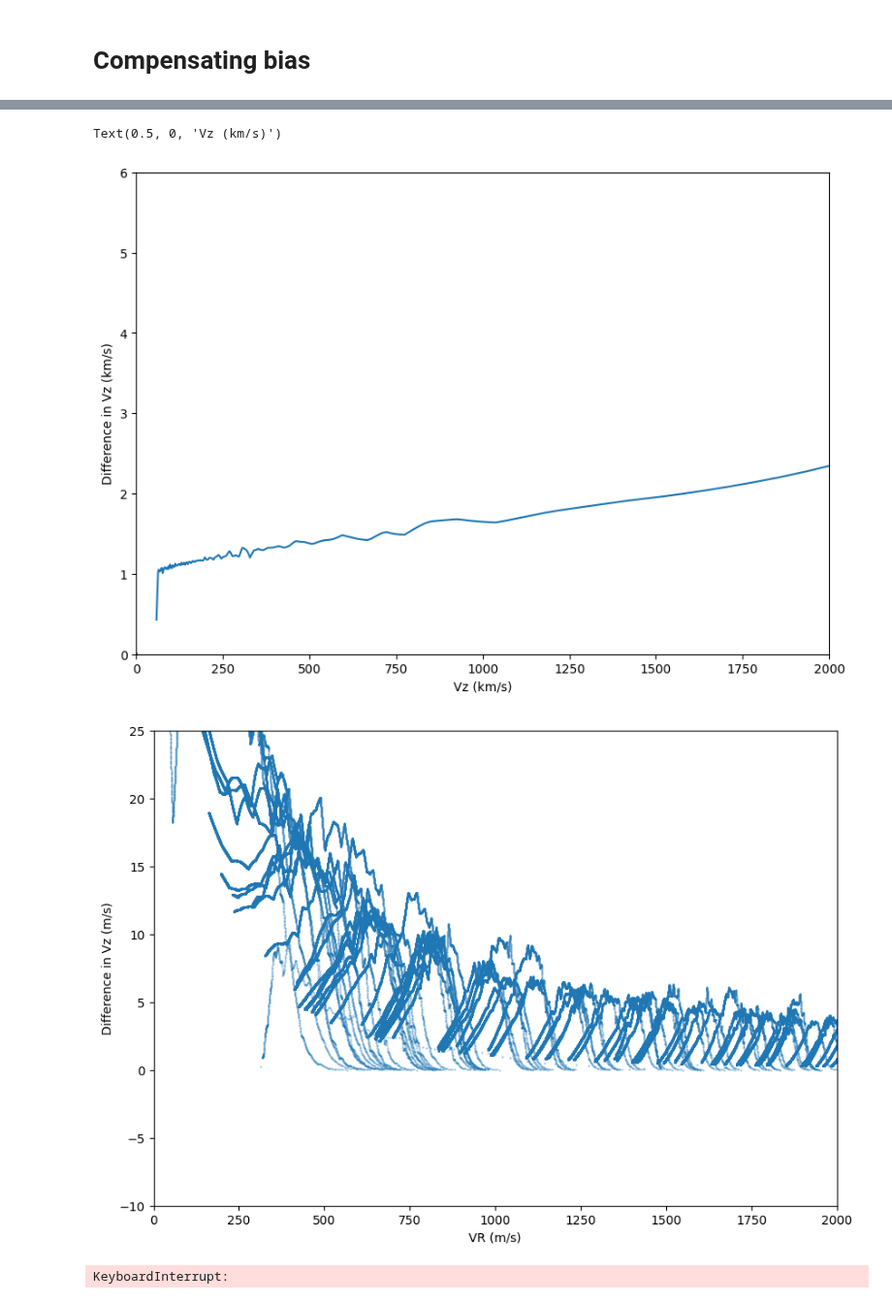
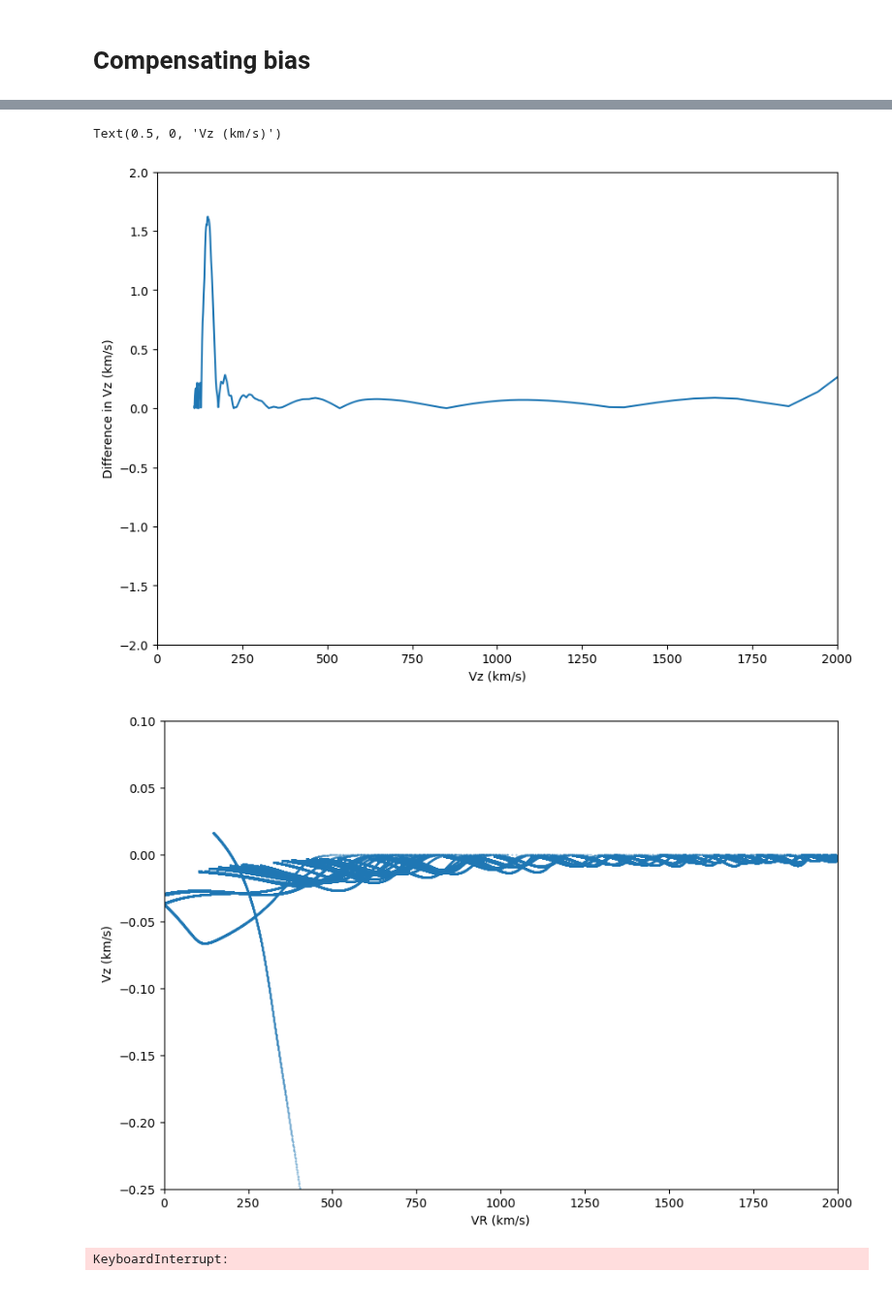
Before and after one commit to fawkez/HVS_1, a Jupyter notebook: Notebooks/iterative_method/debug_iterative_correction.ipynb, the cells around one changed output, grey strips where cells are left out. Shown at 97% size. Saved outputs shown, nothing was run; the diff lists cells and outputs as text; code cells hidden in the pictures.

```diff
--- a/Notebooks/iterative_method/debug_iterative_correction.ipynb
+++ b/Notebooks/iterative_method/debug_iterative_correction.ipynb
@@ -111,6 +120,9 @@ b = data['b']
 vz_decomp = data['vz'] - data['z']*((data['vx']**2 + data['vy']**2)**0.5 )/(data['x']**2 + data['y']**2)**0.5
 # %%
 VGCR, VR, Darr =  getdist_corrected(ra_rad, dec_rad, pmra_rad_s, pmdec_rad_s, vz_decomp, l, b)
+# %%
+VGCR, VR, Darr, D_for_it = iterative_correction(ra_rad, dec_rad, pmra_rad_s, pmdec_rad_s,
+                       l, b)
 # %%
 Darr*u.m.to(u.kpc)
 # %% [output]
@@ -132,0 +155,3 @@ plt.show()
+# %%
+data['D_corrected'] = Darr*u.m.to(u.kpc)
+data['dist_astropy'] = icrs_coord.distance
@@ -224,7 +255,7 @@ vz_rvr = interpolator_vz(points[source_id]) # Vzf/Rf*VRf, where VR = sqrt(vx^2 +
 
 V_r_sergey = R_gc*((data['vx']**2 + data['vy']**2)**0.5)/(data['x']**2 + data['y']**2)**0.5       #data['vx']* R_gc/data['x'] #VR = orbit.v_x * R / orbit.x, this corresponds to a non-orthogonal decomposition of the velocity in radial and vz components
 vz = vz_rvr*V_r_sergey/ V_r_sergey
-vz = vz * 1000 # convert to m/s
+#vz = vz * 1000 # convert to m/s
 # %%
 points[source_id]
 # %% [output]
@@ -338,6 +449,8 @@ b = np.zeros_like(ra_rad.flatten()) #data['b'][source_id:source_id+1]
 dist = icrs_coord_gala.distance.flatten()
 # %%
 VGCR_new, VR_new, Darr =  getdist_corrected(ra_rad, dec_rad, pmra_rad_s, pmdec_rad_s, Vz.flatten(),l , b)
+# %%
+VGCR, VR, Darr, D_for_it =  iterative_correction(ra_rad, dec_rad, pmra_rad_s, pmdec_rad_s, 0, 0) # we set pmra_error and pmdec_error to 0 because they are 0
 # %%
 fig, ax = plt.subplots(1,1, figsize = (10, 7))
 ax.scatter(dist, dist.value- Darr*u.m.to(u.kpc), s= 0.1, alpha = 0.1)
@@ -516,25 +710,25 @@ plt.show()
 fig, ax = plt.subplots(1,1, figsize = (10, 7))
 #ax.scatter(Vz.flatten(), np.abs(corrected_vz - Vz.flatten()/1000) , s= 0.5, alpha = 1)
 ax.plot(Vz.flatten(), np.abs(corrected_vz - Vz.flatten()/1000) )#, s= 0.5, alpha = 1)
-ax.set_ylim(0, 6)
+ax.set_ylim(-2, 2)
 ax.set_xlim(0, 2000)
 ax.set_ylabel('Difference in Vz (km/s)')
 ax.set_xlabel('Vz (km/s)')
 # %% [output]
 Text(0.5, 0, 'Vz (km/s)')
-[figure, old version]
+[figure, new version]
 # %%
 fig, ax = plt.subplots(1,1, figsize = (10, 7))
-ax.scatter(VR.flatten(), np.abs(vz_interpolated - Vz.flatten()/1000) , s= 0.1, alpha = 0.8)
-ax.set_ylim(-10, 25)
+ax.scatter(VR.flatten(),Vz.flatten()/1000 , s= 0.1, alpha = 0.8)
+ax.set_ylim(-0.25, 0.1)
 #ax.plot([-2000, 2000], [0, 0], 'k--', alpha = 0.6)
 ax.set_xlim(0, 2000)
 #ax.set_yscale('symlog')
-ax.set_ylabel('Difference in Vz (m/s)')
-ax.set_xlabel('VR (m/s)')
+ax.set_ylabel(' Vz (km/s)')
+ax.set_xlabel('VR (km/s)')
 plt.show()
 # %% [output]
-[figure, old version]
+[figure, new version]
 # %%
 # save the orbits to a file
 #data_gala_orbits = pd.DataFrame({'R': R.flatten(), 'z': z.flatten(), 'VR': VR.flatten(), 'Vz': Vz.flatten(), 'x': x.flatten(), 'y': y.flatten(), 'z': z.flatten(), 'vx': vx.flatten(), 'vy': vy.flatten(), 'vz': vz.flatten(), 'vz_interp': vz_interpolated.flatten()}).to_csv('/Users/mncavieres/Documents/2024-2/HVS/Data/orbits/gala_ejections/orbits_small.csv', index=False)
```
Also changed, not shown: parts of 41 cells of this notebook, 13 other files.
